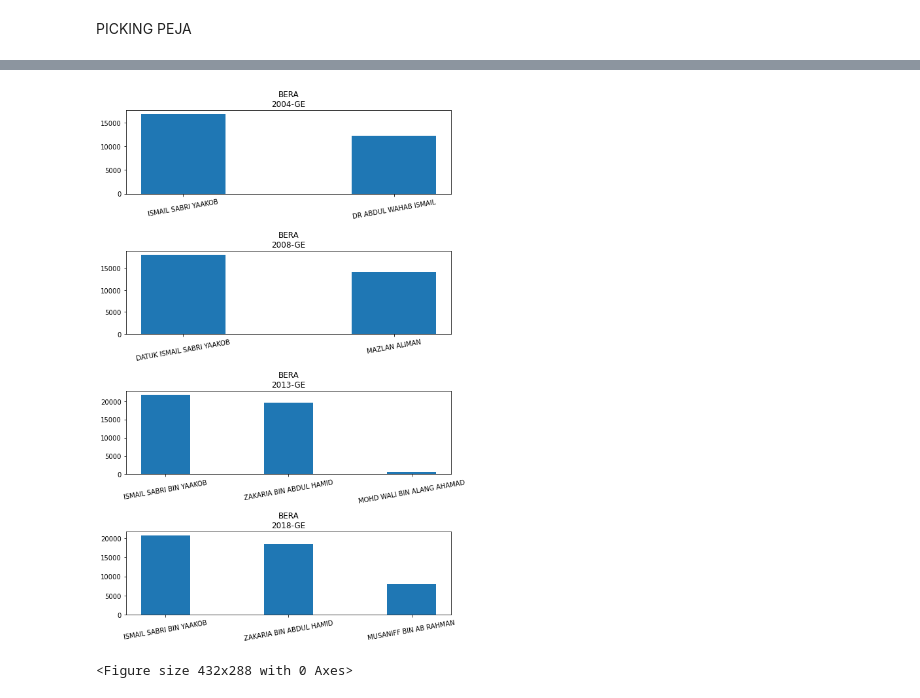
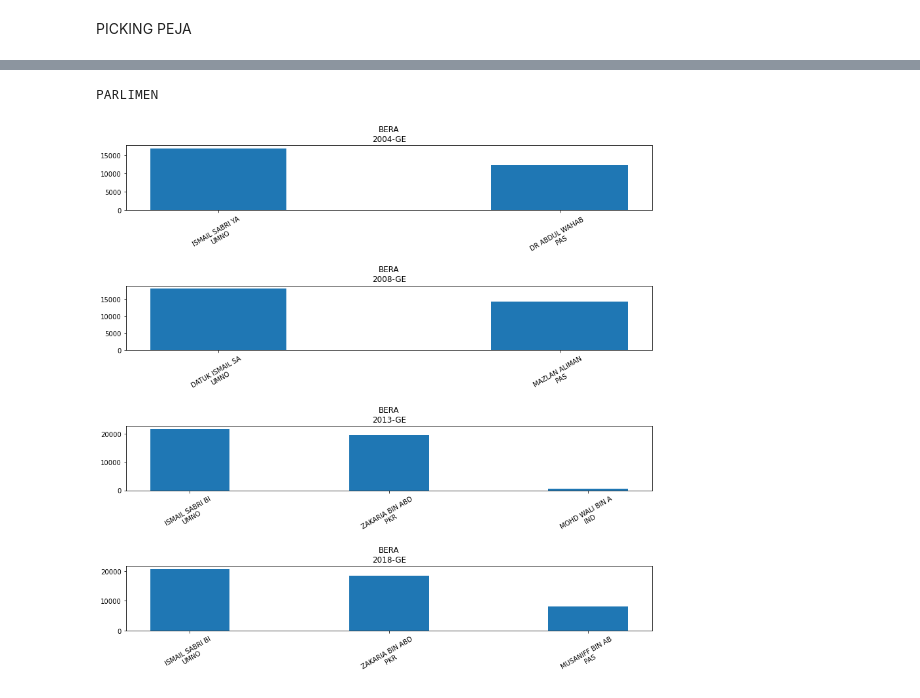
Before and after one commit to hfzdnnzl/GE15_Analysis, a Jupyter notebook: GE15_Analysis.ipynb, the cells around one changed output, grey strips where cells are left out. Saved outputs shown, nothing was run; the diff lists cells and outputs as text; code cells hidden in the pictures.

```diff
--- a/GE15_Analysis.ipynb
+++ b/GE15_Analysis.ipynb
@@ -4,4 +8,8 @@ import matplotlib.pyplot as plt
 # %%
 parlimen_df = pd.read_csv('GE_Parliament_Data.csv')
 dun_df = pd.read_csv('GE_Dun_Data.csv')
+# %%
+parlimen_df['Constitution'] = 'PARLIMEN'
+dun_df['Constitution'] = 'DUN'
+candidates_df = pd.concat([parlimen_df,dun_df])
 # %%
@@ -84,6 +83,6 @@ Index(['Party', 'Name', 'Votes', 'NameBallot', 'majority', 'Event', 'year',
 # %%
-individual_election_history_plot(parlimen_df,['ismail','sabri'])
+individual_election_history_plot(candidates_df,'ismail sabri')
 # %% [output]
+PARLIMEN
-[figure, old version]
+[figure, new version]
-<Figure size 432x288 with 0 Axes>
 # %%
```
Also changed, not shown: parts of 13 cells of this notebook.
